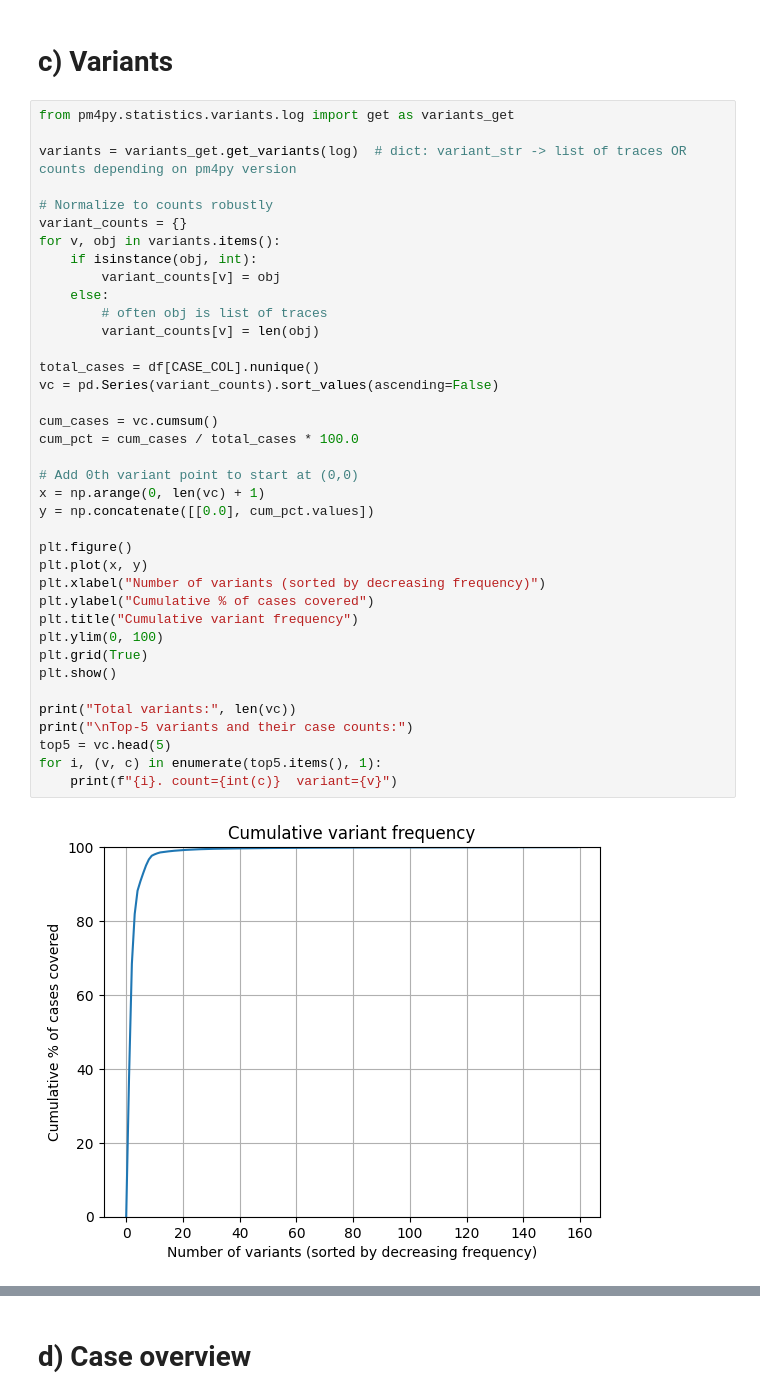
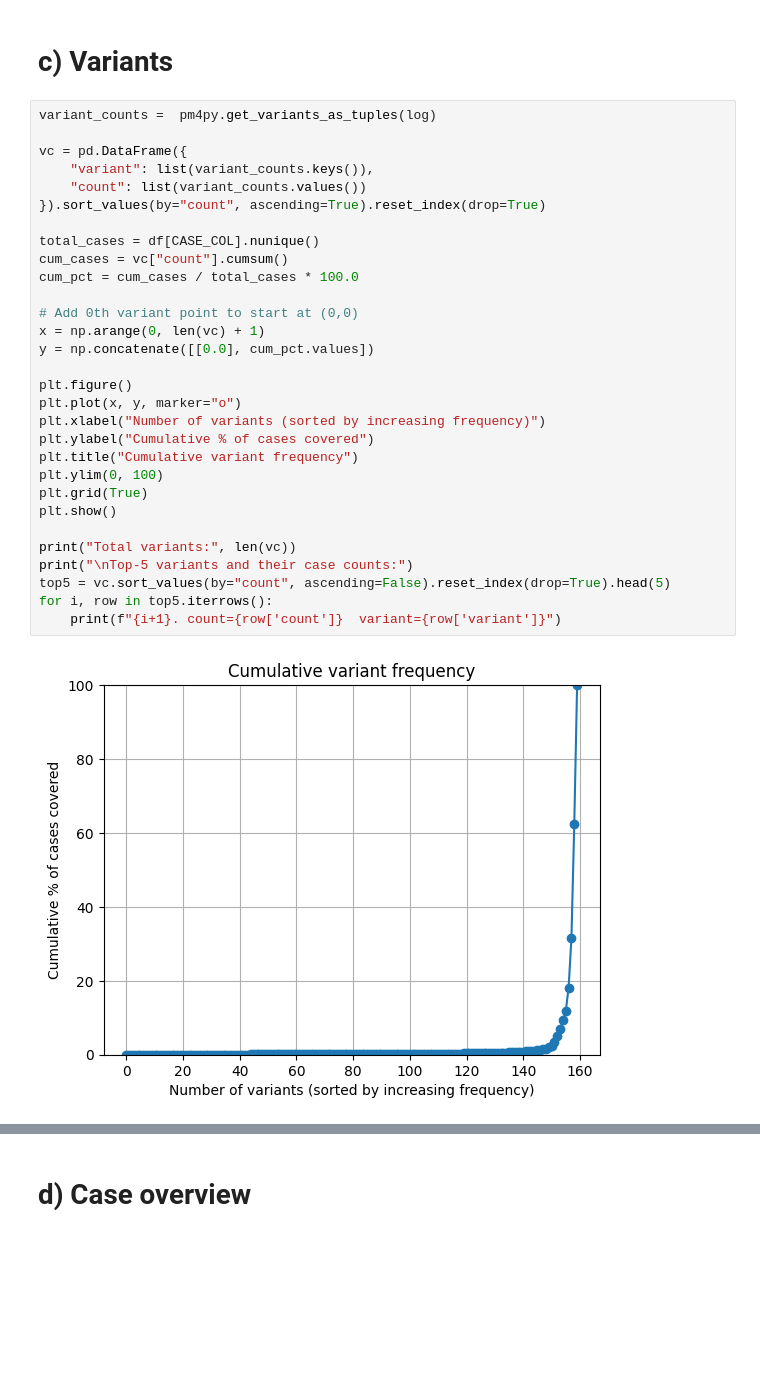
Before and after one commit to Vaetarium/IDS25WS_Assignment, a Jupyter notebook: Part2/files/Q2_process_mining.ipynb, the cells around one changed output, grey strips where cells are left out. Drawn from its saved outputs; the diff is of its cells as text; blank space fills up the shorter version.

```diff
--- a/Part2/files/Q2_process_mining.ipynb
+++ b/Part2/files/Q2_process_mining.ipynb
@@ -283,45 +250,37 @@ b4) #cases with Notify Result but NO appeal action: 5
 # %% [markdown]
 # c) Variants
 # %%
-from pm4py.statistics.variants.log import get as variants_get
+variant_counts =  pm4py.get_variants_as_tuples(log)
 
-variants = variants_get.get_variants(log)  # dict: variant_str -> list of traces OR counts depending on pm4py version
-
-# Normalize to counts robustly
-variant_counts = {}
-for v, obj in variants.items():
-    if isinstance(obj, int):
-        variant_counts[v] = obj
-    else:
-        # often obj is list of traces
-        variant_counts[v] = len(obj)
+vc = pd.DataFrame({
+    "variant": list(variant_counts.keys()),
+    "count": list(variant_counts.values())
+}).sort_values(by="count", ascending=True).reset_index(drop=True)
 
 total_cases = df[CASE_COL].nunique()
-vc = pd.Series(variant_counts).sort_values(ascending=False)
-
-cum_cases = vc.cumsum()
+cum_cases = vc["count"].cumsum()
 cum_pct = cum_cases / total_cases * 100.0
 
 # Add 0th variant point to start at (0,0)
 x = np.arange(0, len(vc) + 1)
 y = np.concatenate([[0.0], cum_pct.values])
 
 plt.figure()
-plt.plot(x, y)
-plt.xlabel("Number of variants (sorted by decreasing frequency)")
+plt.plot(x, y, marker="o")
+plt.xlabel("Number of variants (sorted by increasing frequency)")
 plt.ylabel("Cumulative % of cases covered")
 plt.title("Cumulative variant frequency")
 plt.ylim(0, 100)
 plt.grid(True)
 plt.show()
 
 print("Total variants:", len(vc))
 print("\nTop-5 variants and their case counts:")
-top5 = vc.head(5)
-for i, (v, c) in enumerate(top5.items(), 1):
-    print(f"{i}. count={int(c)}  variant={v}")
+top5 = vc.sort_values(by="count", ascending=False).reset_index(drop=True).head(5)
+for i, row in top5.iterrows():
+    print(f"{i+1}. count={row['count']}  variant={row['variant']}")
 # %% [output]
-[figure, old version]
+[figure, new version]
 Total variants: 159
 
 Top-5 variants and their case counts:
```
Also changed, not shown: parts of 14 cells of this notebook.
